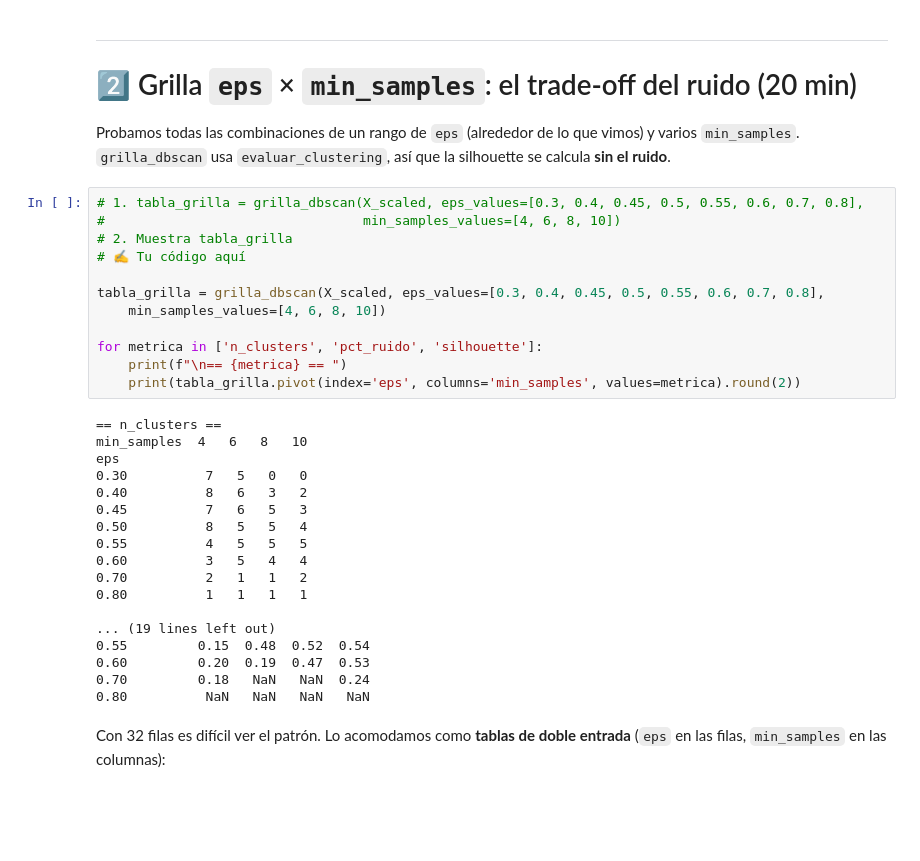
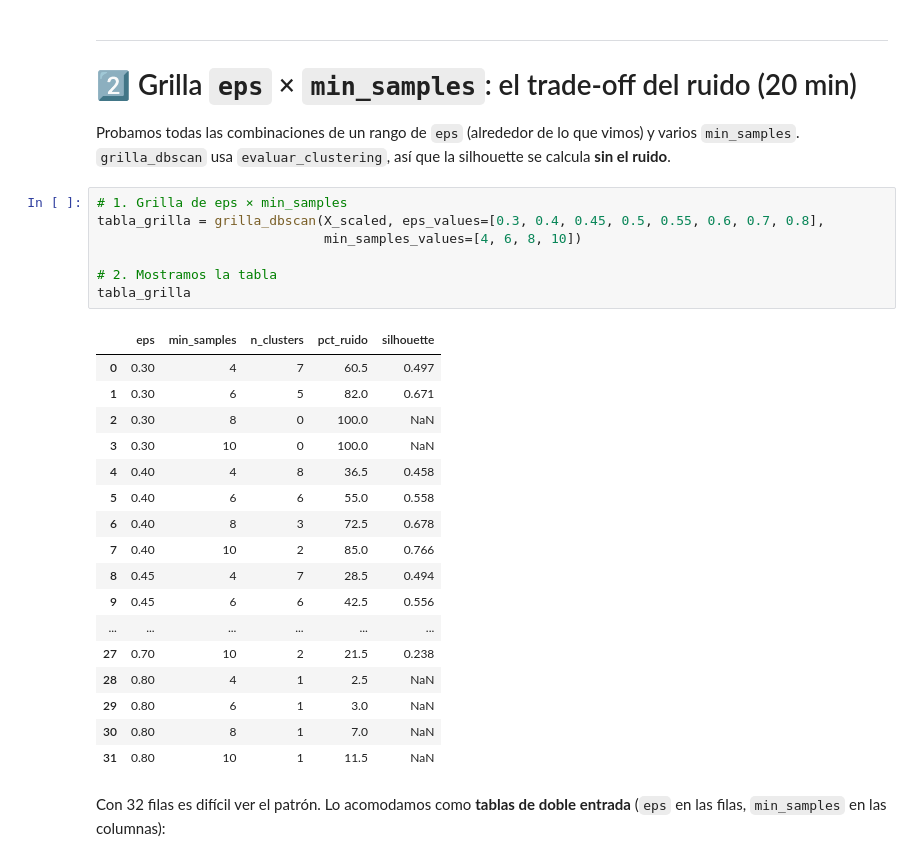
Before and after one commit to catalinaelizondor-jpg/643153-aprendizaje-no-supervisado-student, a Jupyter notebook: 02-dbscan/caso_mall.ipynb, the cells around one changed output. Cells and saved outputs as stored; diff of their text form; blank space fills up the shorter version.

```diff
--- a/02-dbscan/caso_mall.ipynb
+++ b/02-dbscan/caso_mall.ipynb
@@ -554,35 +552,30 @@ RELLENAR CON TUS COMENTARIOS
 
 Probamos todas las combinaciones de un rango de `eps` (alrededor de lo que vimos) y varios `min_samples`. `grilla_dbscan` usa `evaluar_clustering`, así que la silhouette se calcula **sin el ruido**.
 # %%
-# 1. tabla_grilla = grilla_dbscan(X_scaled, eps_values=[0.3, 0.4, 0.45, 0.5, 0.55, 0.6, 0.7, 0.8],
-#                                 min_samples_values=[4, 6, 8, 10])
-# 2. Muestra tabla_grilla
-# ✍️ Tu código aquí
+# 1. Grilla de eps × min_samples
+tabla_grilla = grilla_dbscan(X_scaled, eps_values=[0.3, 0.4, 0.45, 0.5, 0.55, 0.6, 0.7, 0.8],
+                             min_samples_values=[4, 6, 8, 10])
 
-tabla_grilla = grilla_dbscan(X_scaled, eps_values=[0.3, 0.4, 0.45, 0.5, 0.55, 0.6, 0.7, 0.8],
-    min_samples_values=[4, 6, 8, 10])
-
-for metrica in ['n_clusters', 'pct_ruido', 'silhouette']:
-    print(f"\n== {metrica} == ")
-    print(tabla_grilla.pivot(index='eps', columns='min_samples', values=metrica).round(2))
+# 2. Mostramos la tabla
+tabla_grilla
 # %% [output]
-== n_clusters ==
-min_samples  4   6   8   10
-eps
-0.30          7   5   0   0
-0.40          8   6   3   2
-0.45          7   6   5   3
-0.50          8   5   5   4
-0.55          4   5   5   5
-0.60          3   5   4   4
-0.70          2   1   1   2
-0.80          1   1   1   1
-
-... (19 lines left out)
-0.55         0.15  0.48  0.52  0.54
-0.60         0.20  0.19  0.47  0.53
-0.70         0.18   NaN   NaN  0.24
-0.80          NaN   NaN   NaN   NaN
+|  | eps | min_samples | n_clusters | pct_ruido | silhouette |
+| 0 | 0.30 | 4 | 7 | 60.5 | 0.497 |
+| 1 | 0.30 | 6 | 5 | 82.0 | 0.671 |
+| 2 | 0.30 | 8 | 0 | 100.0 | NaN |
+| 3 | 0.30 | 10 | 0 | 100.0 | NaN |
+| 4 | 0.40 | 4 | 8 | 36.5 | 0.458 |
+| 5 | 0.40 | 6 | 6 | 55.0 | 0.558 |
+| 6 | 0.40 | 8 | 3 | 72.5 | 0.678 |
+| 7 | 0.40 | 10 | 2 | 85.0 | 0.766 |
+| 8 | 0.45 | 4 | 7 | 28.5 | 0.494 |
+| 9 | 0.45 | 6 | 6 | 42.5 | 0.556 |
+| ... | ... | ... | ... | ... | ... |
+| 27 | 0.70 | 10 | 2 | 21.5 | 0.238 |
+| 28 | 0.80 | 4 | 1 | 2.5 | NaN |
+| 29 | 0.80 | 6 | 1 | 3.0 | NaN |
+| 30 | 0.80 | 8 | 1 | 7.0 | NaN |
+| 31 | 0.80 | 10 | 1 | 11.5 | NaN |
 # %% [markdown]
 Con 32 filas es difícil ver el patrón. Lo acomodamos como **tablas de doble entrada** (`eps` en las filas, `min_samples` en las columnas):
 # %%
```
Also changed, not shown: parts of 9 cells of this notebook, 7 other files.
